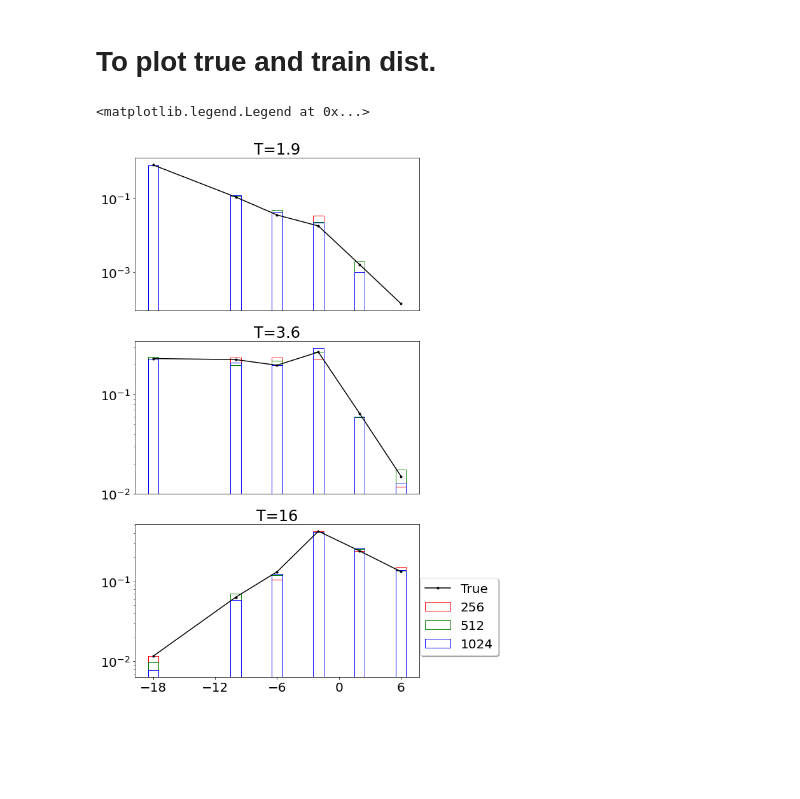
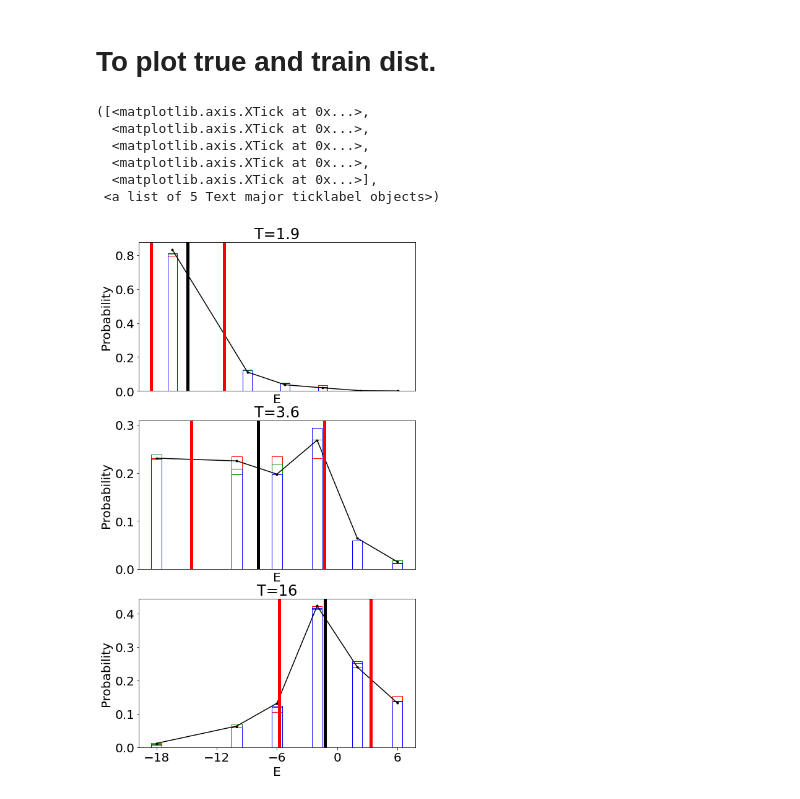
Before and after one commit to physicaone/loss_IG, a Jupyter notebook: [211019]Ising3.ipynb, the cells around one changed output. Saved outputs shown, nothing was run; the diff lists cells and outputs as text; code cells hidden in the pictures; blank space fills up the shorter version.

```diff
--- a/[211019]Ising3.ipynb
+++ b/[211019]Ising3.ipynb
@@ -394,28 +398,42 @@ T=16, vol=1024, mse=0.0221
 # %%
 plt.figure(figsize=(8,15))
 T_color=['red', 'green', 'blue','black']
 
 T_list=[1.9,3.6,16]
 
 for t in range(len(T_list)):
     plt.subplot(len(T_list),1, t+1)
 
 #         plt.subplot(2, 4, i)
     plt.rcParams["font.size"] = "20"
     plt.title('T={T}'.format(T=T_list[t]))
     plt.plot(list(true_dist[str(T_list[t])].keys()), list(true_dist[str(T_list[t])].values()), color='black', marker='.', label='True')
+    true_avg=np.dot(list(true_dist[str(T_list[t])].keys()),list(true_dist[str(T_list[t])].values()))
+    plt.axvline(x=true_avg, c='black', label='True mean', linewidth=5)
+    true_std=np.sqrt(np.dot(np.array(list(true_dist[str(T_list[t])].keys()))**2,list(true_dist[str(T_list[t])].values()))-true_avg**2)
+    plt.axvline(x=true_avg+true_std, c='red', linewidth=5)
+    plt.axvline(x=true_avg-true_std, c='red', linewidth=5)
+
     v=0
     for vol in vol_list:
 
         # plt.plot(x_dict[str(T)][str(vol)], y_dict[str(T)][str(vol)]/vol, c=T_color[t], label = vol_list[t], linewidth=20, alpha=0.4)
         plt.hist(train_energy[str(T_list[t])][str(vol)], bins =np.linspace(min(true_dist[str(T_list[t])])-0.5,max(true_dist[str(T_list[t])])+0.5,3-min(true_dist[str(T_list[t])])+max(true_dist[str(T_list[t])])-1), histtype='step', color=T_color[v], label = vol_list[v],density=True)
         v=v+1
-    plt.yscale('log')
+        plt.ylabel('Probability')
+
+    # plt.yscale('log')
     plt.xticks([])
+    plt.xlabel('E')
 plt.xticks(np.linspace(min(true_dist[str(T_list[t])]),max(true_dist[str(T_list[t])]),5))
 
 #     plt.ylim(0, 1400)
-plt.legend(loc='lower right', bbox_to_anchor=(1.3, 0.1), ncol=1, fancybox=True, shadow=True)
+# plt.legend(loc='lower right', bbox_to_anchor=(1.3, 0.1), ncol=1, fancybox=True, shadow=True)
 # %% [output]
-<matplotlib.legend.Legend at 0x...>
+([<matplotlib.axis.XTick at 0x...>,
+  <matplotlib.axis.XTick at 0x...>,
+  <matplotlib.axis.XTick at 0x...>,
+  <matplotlib.axis.XTick at 0x...>,
+  <matplotlib.axis.XTick at 0x...>],
+ <a list of 5 Text major ticklabel objects>)
-[figure, old version]
+[figure, new version]
```
Also changed, not shown: parts of 5 cells of this notebook.
